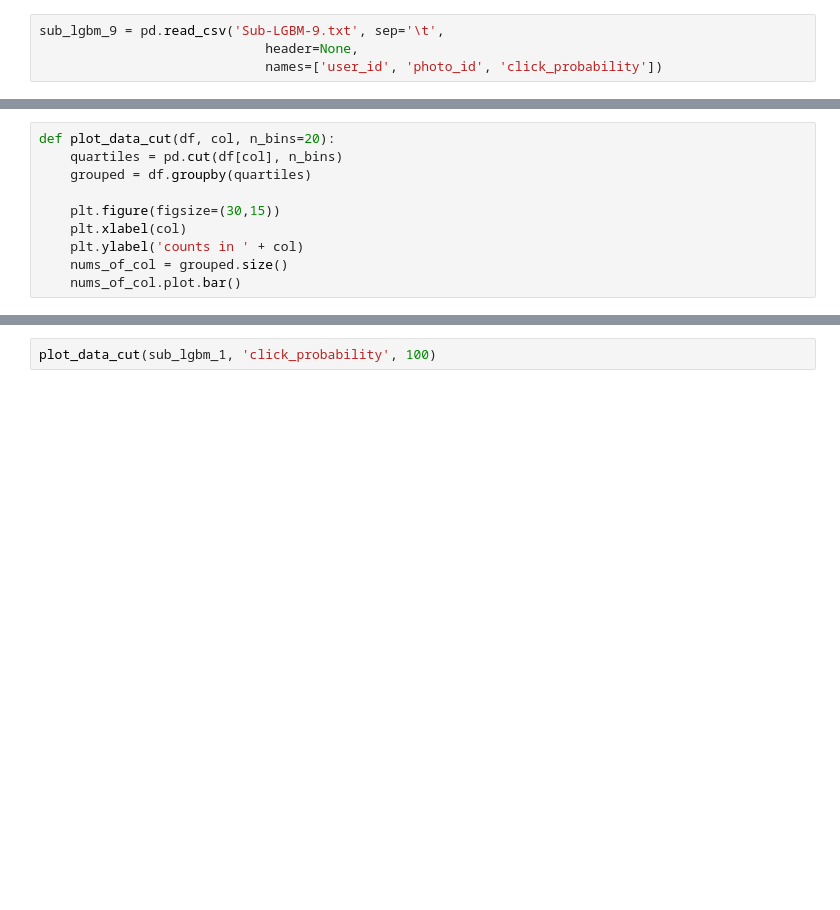
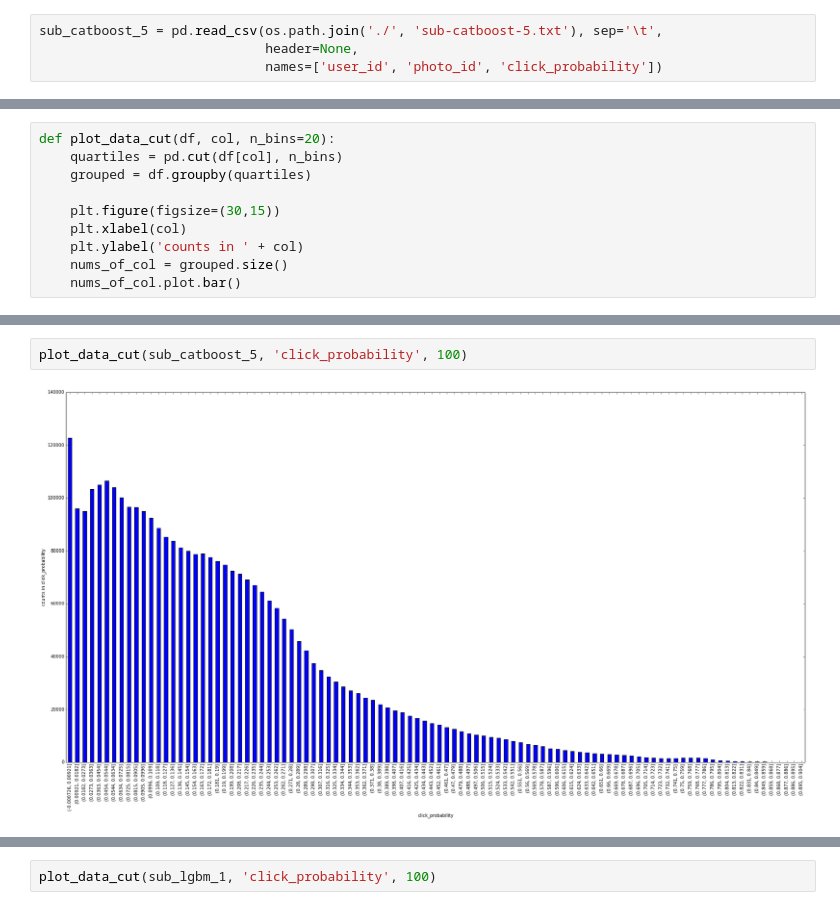
Before and after one commit to kitianFresh/kuaishou, a Jupyter notebook: models/train_test_val_distribution.ipynb, the cells around one changed output, grey strips where cells are left out. Cells and saved outputs as stored; diff of their text form; blank space fills up the shorter version.

```diff
--- a/models/train_test_val_distribution.ipynb
+++ b/models/train_test_val_distribution.ipynb
@@ -15,7 +34,7 @@ sub_lgbm_1 = pd.read_csv('Sub-LGBM-1.txt', sep='\t',
                              header=None,
                              names=['user_id', 'photo_id', 'click_probability'])
 # %%
-sub_lgbm_9 = pd.read_csv('Sub-LGBM-9.txt', sep='\t',
+sub_catboost_5 = pd.read_csv(os.path.join('./', 'sub-catboost-5.txt'), sep='\t',
                              header=None,
                              names=['user_id', 'photo_id', 'click_probability'])
 # %%
@@ -58,0 +58,4 @@ plot_data_cut(sub_lgbm_21, 'click_probability', 100)
+# %%
+plot_data_cut(sub_catboost_5, 'click_probability', 100)
+# %% [output]
+[figure, added]
```
Also changed, not shown: parts of 31 cells of this notebook, 5 other files.
